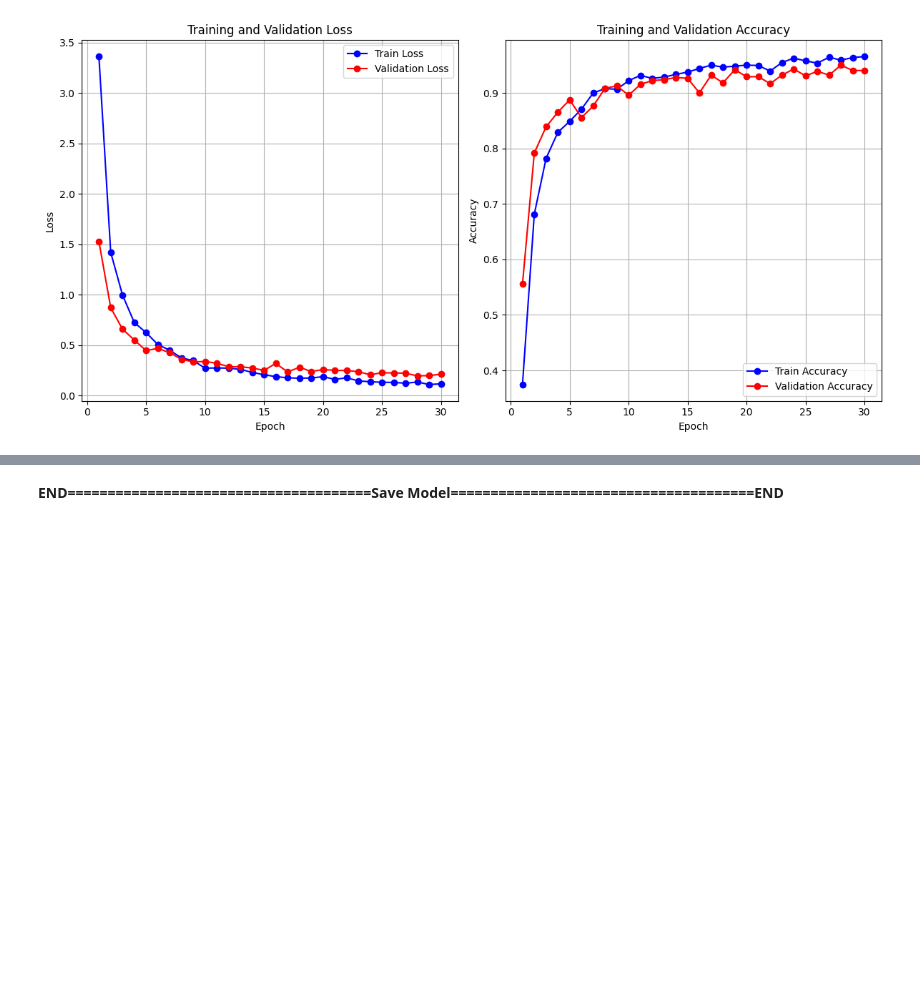
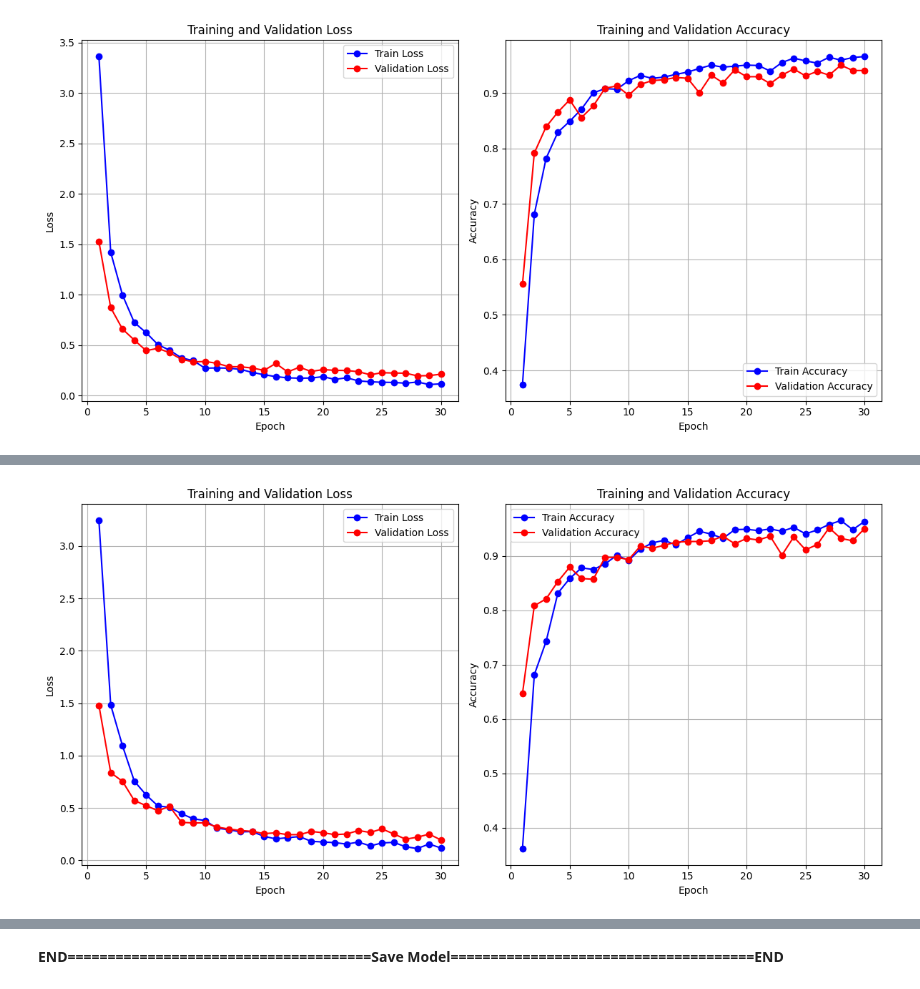
Before and after one commit to kruizo/model-training, a Jupyter notebook: ThesisFinal2.ipynb, the cells around one changed output, grey strips where cells are left out. Drawn from its saved outputs; the diff is of its cells as text; code cells hidden in the pictures; blank space fills up the shorter version.

```diff
--- a/ThesisFinal2.ipynb
+++ b/ThesisFinal2.ipynb
@@ -1109,0 +1226,6 @@ plot_from_history(proposed_history, max_epochs=30)
+# %%
+# loaded_history = load_history_from_csv('./saved_models/history/TrainAndValidate_Rightway_TEST3_torch_history_baselineb16notauglr001notenhancedtraintime_freezeAllEpoch30withclassweights.csv')
+# ENHANCED NEW
+plot_from_history(proposed_history, max_epochs=30)
+# %% [output]
+[figure, added]
```
Also changed, not shown: parts of 20 cells of this notebook.
